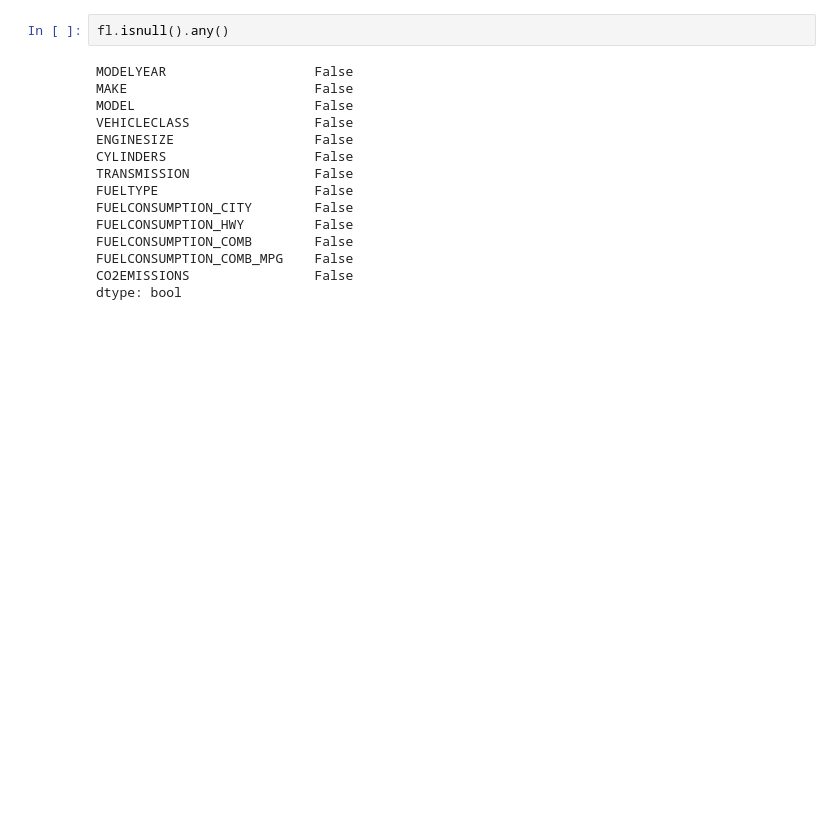
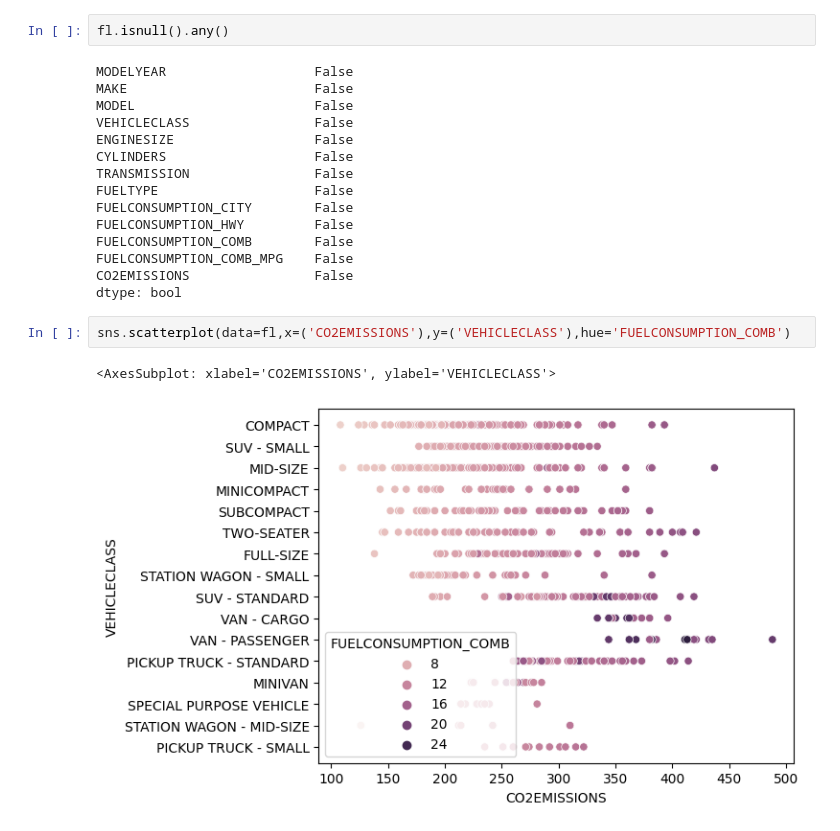
Before and after one commit to juneedpk/vscode-jupyter, a Jupyter notebook: fuel_eda.ipynb, the cells around one changed output. Saved outputs shown, nothing was run; the diff lists cells and outputs as text; blank space fills up the shorter version.

```diff
--- a/fuel_eda.ipynb
+++ b/fuel_eda.ipynb
@@ -144,3 +144,8 @@ FUELCONSUMPTION_COMB        False
 FUELCONSUMPTION_COMB_MPG    False
 CO2EMISSIONS                False
 dtype: bool
+# %%
+sns.scatterplot(data=fl,x=('CO2EMISSIONS'),y=('VEHICLECLASS'),hue='FUELCONSUMPTION_COMB')
+# %% [output]
+<AxesSubplot: xlabel='CO2EMISSIONS', ylabel='VEHICLECLASS'>
+[figure, added]
```
Also changed, not shown: 2 other files.
